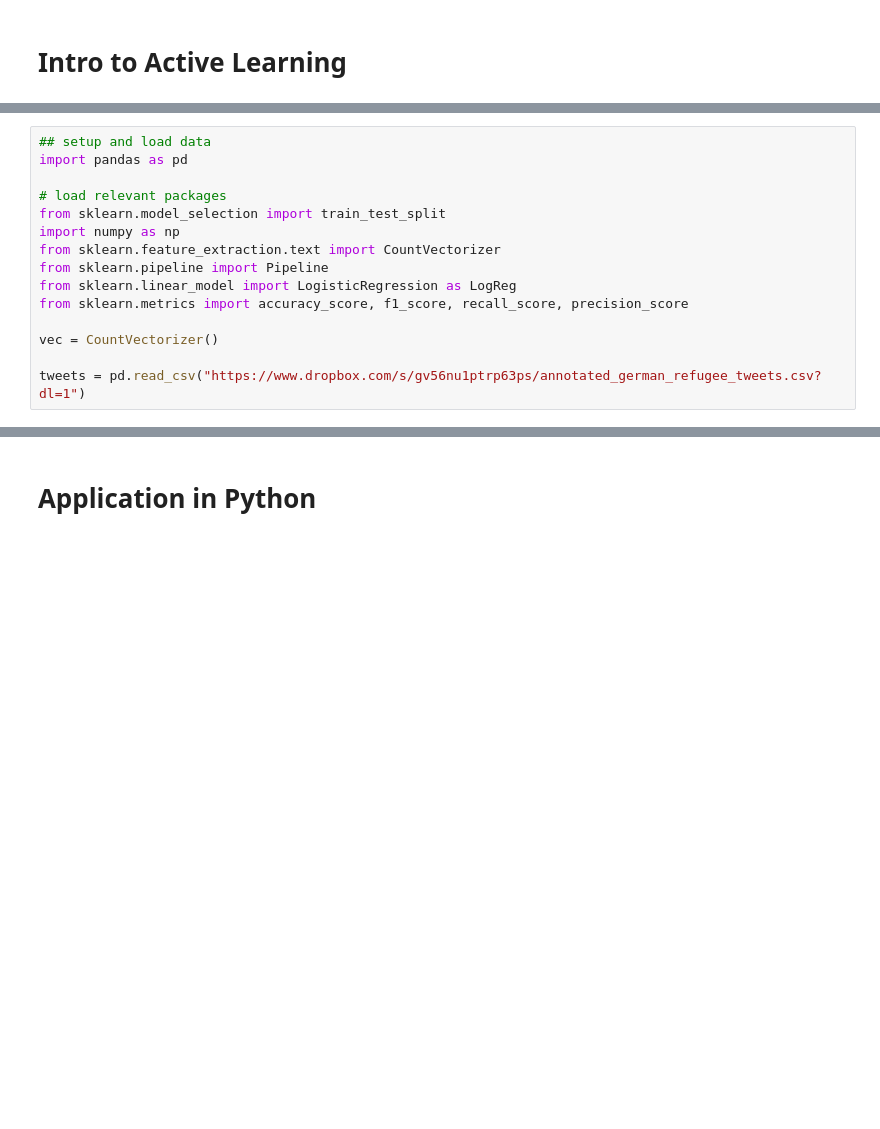
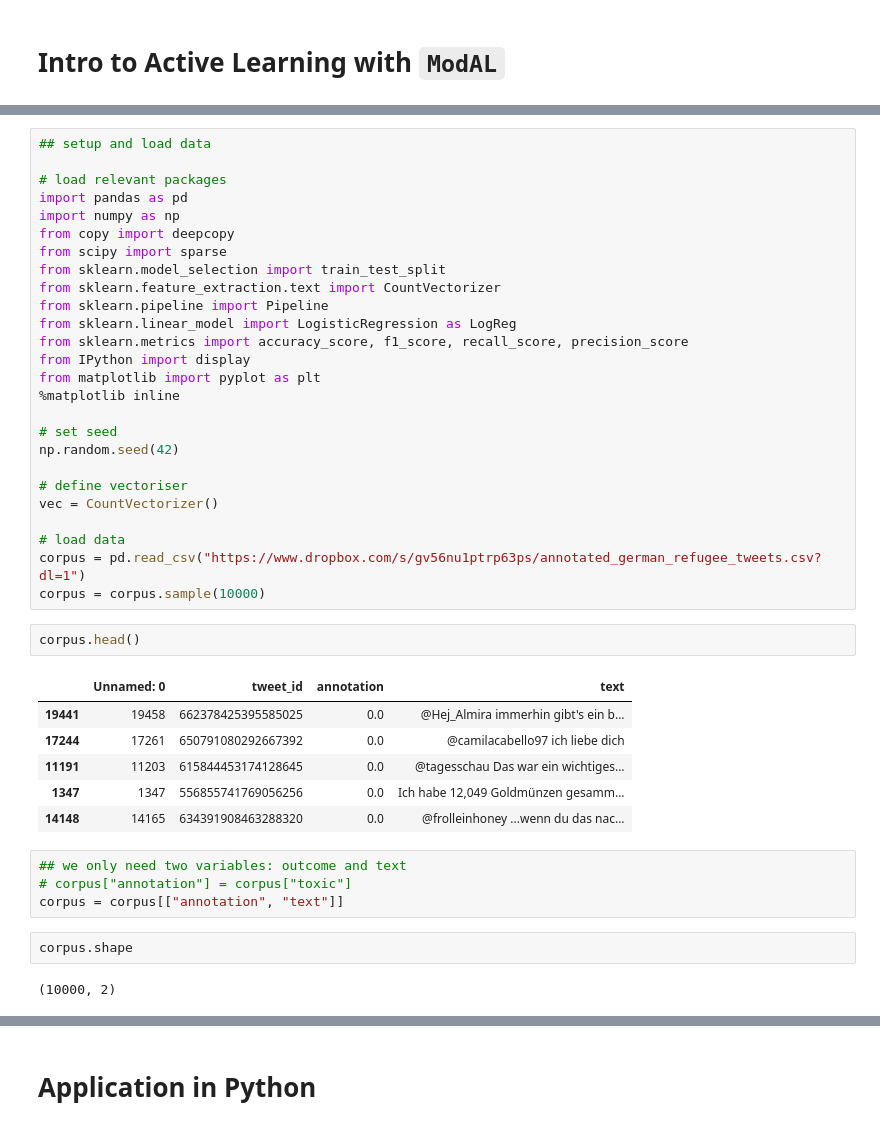
Before and after one commit to nicolaiberk/Imbalanced, a Jupyter notebook: ActiveLearning.ipynb, the cells around one changed output, grey strips where cells are left out. Cells and saved outputs as stored; diff of their text form; blank space fills up the shorter version.

```diff
--- a/ActiveLearning.ipynb
+++ b/ActiveLearning.ipynb
@@ -1,23 +1,51 @@
 # %% [markdown]
 <a href="https://colab.research.google.com/github/nicolaiberk/Imbalanced/blob/master/ActiveLearning.ipynb" target="_parent"><img src="https://colab.research.google.com/assets/colab-badge.svg" alt="Open In Colab"/></a>
 # %% [markdown]
-# Intro to Active Learning
+# Intro to Active Learning with `ModAL`
 # %% [markdown]
 ![grafik.png](embedded-picture-1)
 # %%
 ## setup and load data
-import pandas as pd
 
 # load relevant packages
+import pandas as pd
+import numpy as np
+from copy import deepcopy
+from scipy import sparse
 from sklearn.model_selection import train_test_split
-import numpy as np
 from sklearn.feature_extraction.text import CountVectorizer
 from sklearn.pipeline import Pipeline
 from sklearn.linear_model import LogisticRegression as LogReg
 from sklearn.metrics import accuracy_score, f1_score, recall_score, precision_score
+from IPython import display
+from matplotlib import pyplot as plt
+%matplotlib inline
 
+# set seed
+np.random.seed(42)
+
+# define vectoriser
 vec = CountVectorizer()
 
-tweets = pd.read_csv("https://www.dropbox.com/s/gv56nu1ptrp63ps/annotated_german_refugee_tweets.csv?dl=1")
+# load data
+corpus = pd.read_csv("https://www.dropbox.com/s/gv56nu1ptrp63ps/annotated_german_refugee_tweets.csv?dl=1")
+corpus = corpus.sample(10000)
+# %%
+corpus.head()
+# %% [output]
+|  | Unnamed: 0 | tweet_id | annotation | text |
+| 19441 | 19458 | 662378425395585025 | 0.0 | @Hej_Almira immerhin gibt's ein b... |
+| 17244 | 17261 | 650791080292667392 | 0.0 | @camilacabello97 ich liebe dich |
+| 11191 | 11203 | 615844453174128645 | 0.0 | @tagesschau Das war ein wichtiges... |
+| 1347 | 1347 | 556855741769056256 | 0.0 | Ich habe 12,049 Goldmünzen gesamm... |
+| 14148 | 14165 | 634391908463288320 | 0.0 | @frolleinhoney ...wenn du das nac... |
+# %%
+## we only need two variables: outcome and text
+# corpus["annotation"] = corpus["toxic"]
+corpus = corpus[["annotation", "text"]]
+# %%
+corpus.shape
+# %% [output]
+(10000, 2)
 # %%
 # general train/test split for assessment of performance
```
Also changed, not shown: parts of 22 cells of this notebook.
